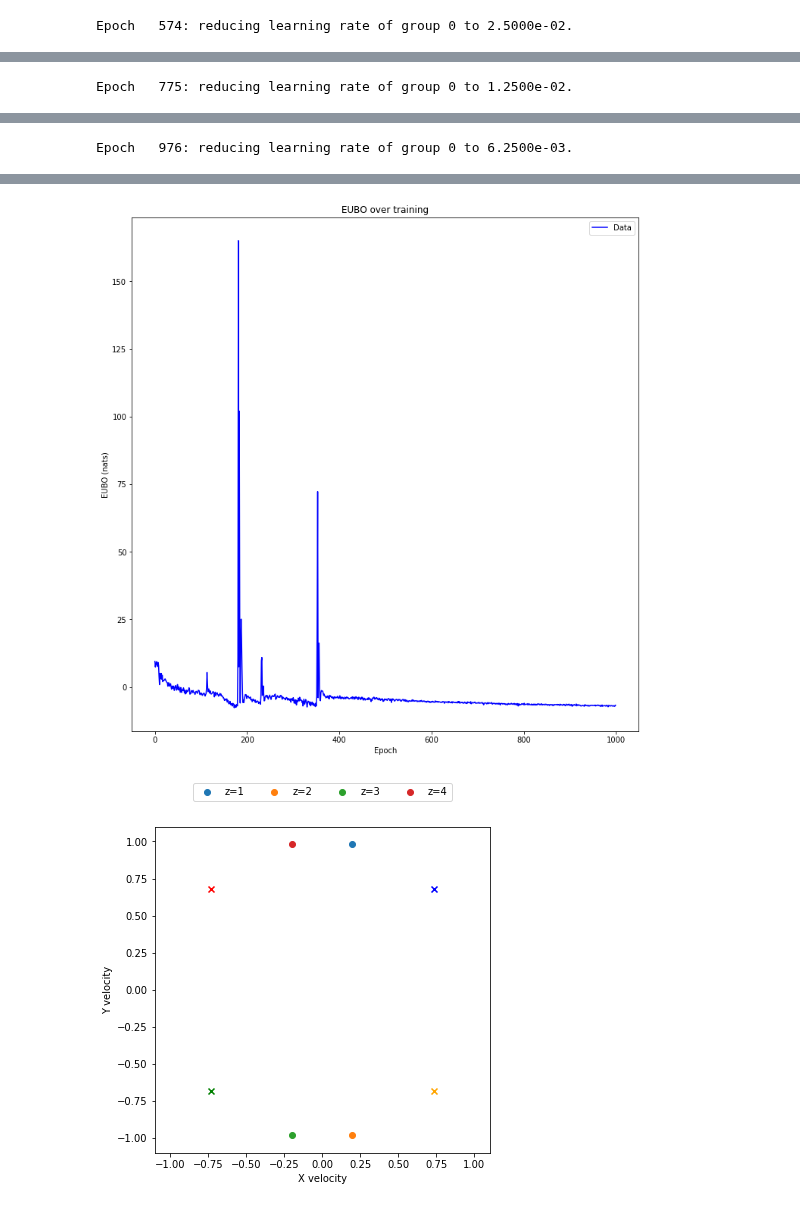
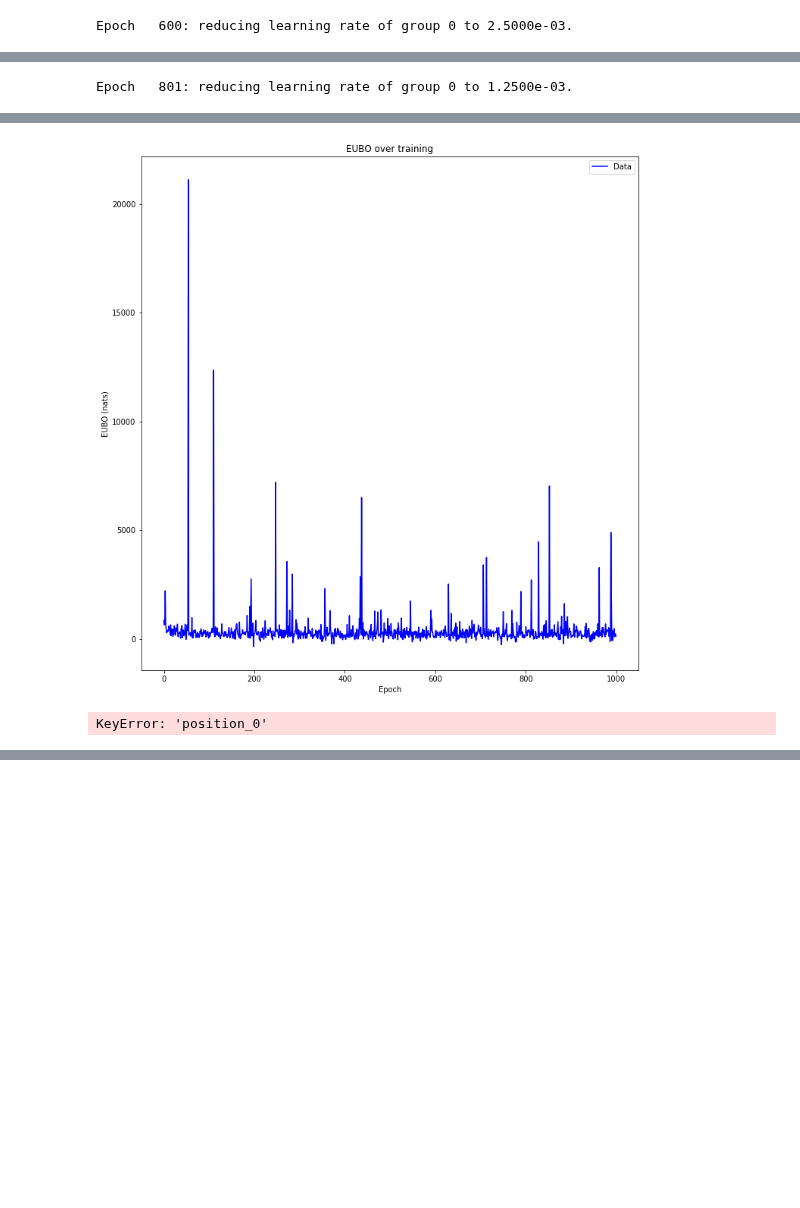
Before and after one commit to probtorch/combinators, a Jupyter notebook: bouncing_ball.ipynb, the cells around one changed output, grey strips where cells are left out. Cells and saved outputs as stored; diff of their text form; code cells hidden in the pictures; blank space fills up the shorter version.

Commit message:
bouncing_ball.ipynb: begin updating notebook
Signed-off-by: Eli Sennesh <e.sennesh@northeastern.edu>

```diff
--- a/bouncing_ball.ipynb
+++ b/bouncing_ball.ipynb
@@ -45,7 +45,5 @@ num_particles = 100
 # %%
-bouncing_ball_step = combinators.Model(bouncing_ball.bouncing_ball_step, {}, {
-    'delta_t': torch.ones(1),
-})
+bouncing_ball_step = combinators.PrimitiveCall(bouncing_ball.bouncing_ball_step)
 # %%
 prior_init_params = {
     'position_0': {
@@ -79,12 +77,9 @@ prior_init_params = {
     },
 }
 # %%
-init_bouncing_ball = combinators.Model(bouncing_ball.init_bouncing_ball,
-                                       hyper=prior_init_params)
+init_bouncing_ball = combinators.HyperPopulation(bouncing_ball.init_bouncing_ball, num_particles, hyper=prior_init_params)
 # %%
-bouncing_ball_smc = importance.ImportanceResampler.smc(
-    bouncing_ball_step, T, initializer=init_bouncing_ball
-)
+bouncing_ball_smc = importance.smc(bouncing_ball_step, num_particles, lambda: range(T), initializer=init_bouncing_ball)
 # %%
 variational_init_params = {
     'position_0': {
@@ -135,7 +127,7 @@ def generate_trajectory_trace(s):
     return trajectory, displacements, data
 # %%
 def accumulate_trajectory(inference):
-    result = torch.zeros(num_particles, len(trajectory), 2)
+    result = torch.zeros(num_particles[0], len(trajectory), 2)
     result[:, 0] = inference['position_0'].value
     for t in range(len(trajectory) - 1):
         result[:, t+1] = result[:, t] + inference['displacement_%d' % (t+1)].value
@@ -197,27 +189,24 @@ modal_directions = torch.zeros(num_series, K, 2)
 
 for s in range(num_series):
     trajectory, displacements, data = generate_trajectory_trace(s)
-    init_proposal = combinators.Model(bouncing_ball.init_bouncing_ball,
-                                      trainable=variational_init_params)
+    init_proposal = combinators.HyperPopulation(bouncing_ball.init_bouncing_ball, num_particles,
+                                                trainable=variational_init_params)
+    bouncing_ball_proposal = importance.smc(bouncing_ball_step, num_particles, lambda: range(T), initializer=init_proposal)
 
-    importance_sampler = importance.ImportanceSampler(bouncing_ball_smc,
-                                                      init_proposal)
+    importance_sampler = combinators.score_under_proposal(bouncing_ball_smc, bouncing_ball_proposal)
 
     inference, trained_params, eubos = importance.variational_importance(
-        num_particles, importance_sampler, 1000, data,
-        use_cuda=False, lr=1e-1, inclusive_kl=True,
+        importance_sampler, 1000, data,
+        use_cuda=False, lr=1e-2, inclusive_kl=True,
         patience=200,
     )
-    trained_params = init_proposal.args_vardict(())
+    trained_params = init_proposal.args_vardict()
     utils.plot_evidence_bounds(eubos, False)
 
-    init_posterior = combinators.Model(bouncing_ball.init_bouncing_ball,
-                                       hyper=trained_params)
-    bouncing_ball_posterior = combinators.Reduce.sequence(step_proposal, T,
-                                                          initializer=init_posterior)
-    inference = importance.ResamplerTrace(inference.num_particles, data=data)
-    bouncing_ball_posterior.simulate(trace=inference)
-    inference = bouncing_ball_posterior.trace
+    init_posterior = combinators.PrimitiveCall(bouncing_ball.init_bouncing_ball,
+                                               hyper=trained_params)
+    bouncing_ball_posterior = combinators.Reduce(bouncing_ball_step, lambda: range(T), initializer=init_posterior)
+    _, inference, _ = bouncing_ball_posterior.simulate()
     inferred_trajectory = accumulate_trajectory(inference)
 
     positions = torch.stack([inferred_trajectory[:, t+1] for t in range(T)], dim=1).mean(dim=0).cpu().detach()
@@ -282 +271 @@ Epoch   373: reducing learning rate of group 0 to 5.0000e-02.
-Epoch   574: reducing learning rate of group 0 to 2.5000e-02.
+Epoch   600: reducing learning rate of group 0 to 2.5000e-03.
@@ -300 +289 @@ Epoch   574: reducing learning rate of group 0 to 2.5000e-02.
-Epoch   775: reducing learning rate of group 0 to 1.2500e-02.
+Epoch   801: reducing learning rate of group 0 to 1.2500e-03.
@@ -318 +307,2 @@ Epoch   775: reducing learning rate of group 0 to 1.2500e-02.
+[figure, new version]
-Epoch   976: reducing learning rate of group 0 to 6.2500e-03.
+KeyError: 'position_0'
@@ -336,5 +309,3 @@ Epoch   976: reducing learning rate of group 0 to 6.2500e-03.
-[figure, old version]
-[figure, removed]
 # %%
 import bouncing_ball_plots
 # %%
```
Also changed, not shown: parts of 6 cells of this notebook.
